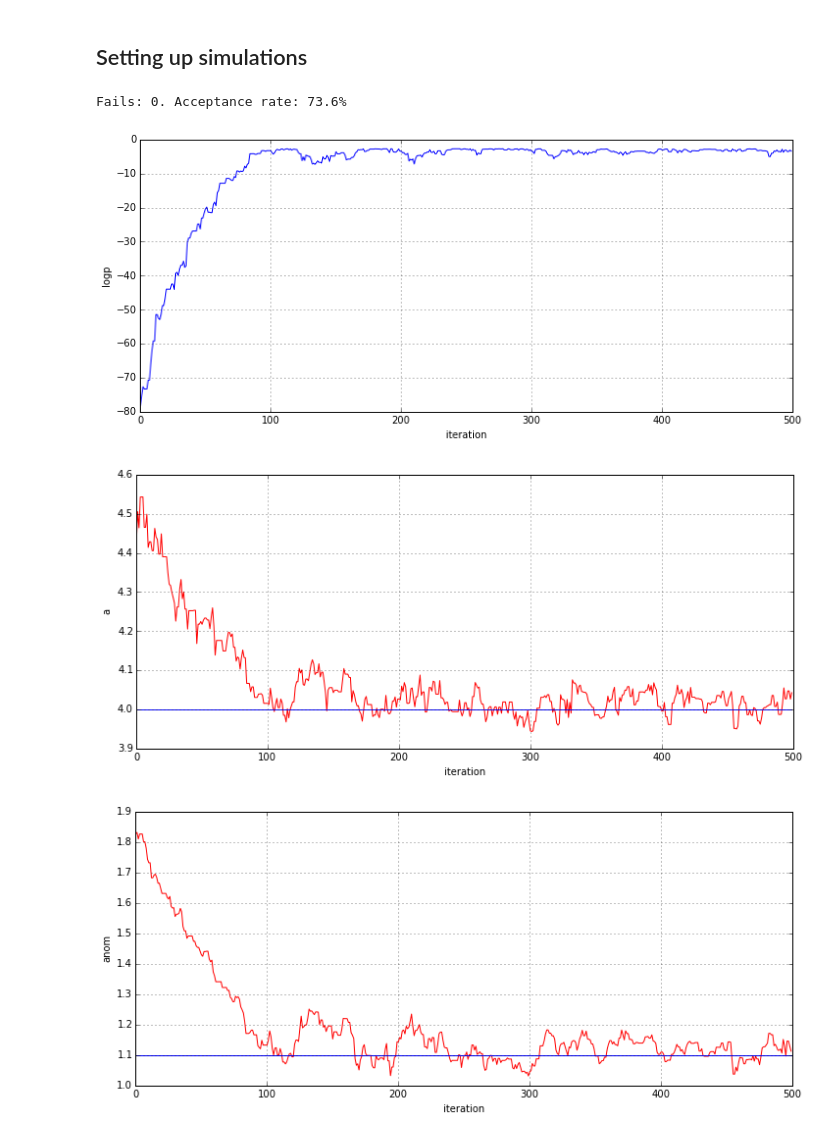
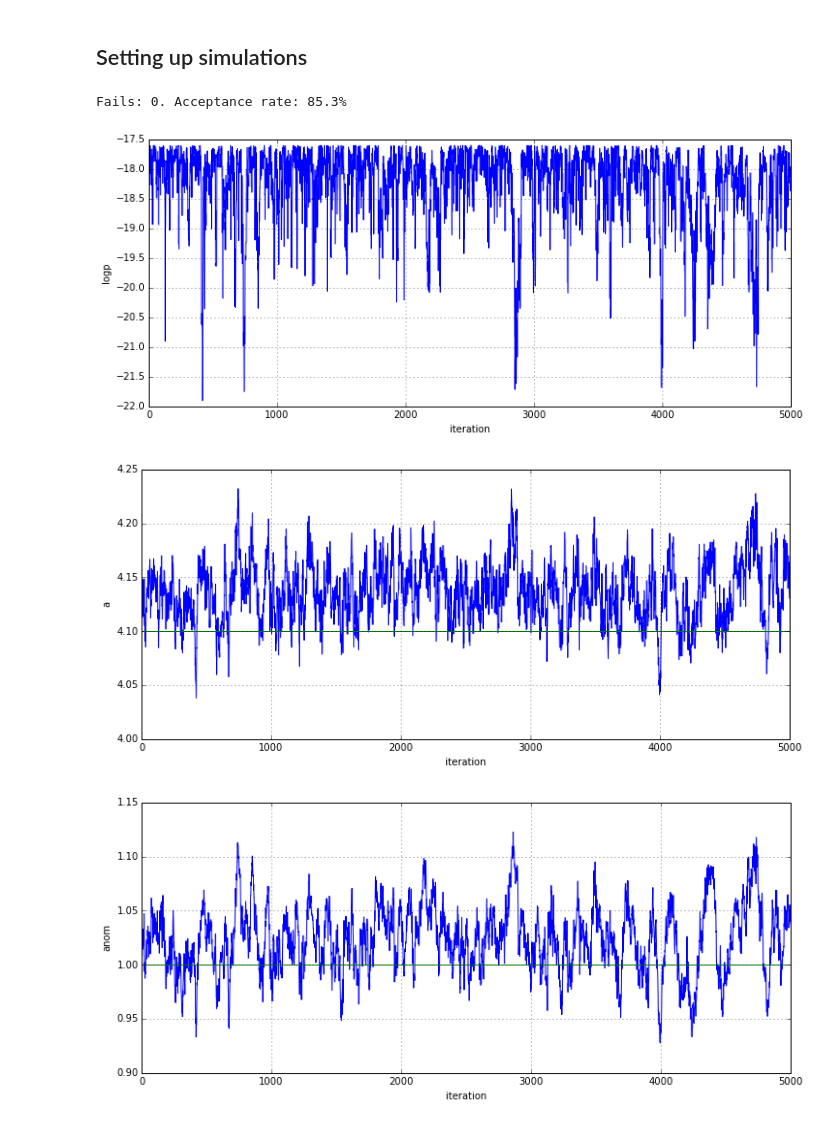
Before and after one commit to toni88x/rebound, a Jupyter notebook: python_examples/LangevinMCMC-2nd-logp-proposal.ipynb, the cells around one changed output. Cells and saved outputs as stored; diff of their text form; code cells hidden in the pictures.

```diff
--- a/python_examples/LangevinMCMC-2nd-logp-proposal.ipynb
+++ b/python_examples/LangevinMCMC-2nd-logp-proposal.ipynb
@@ -97,7 +102,7 @@ def simulation(cart):
     N_param = len(cart)
     r.N_megnopp = N_param
     r.add(m=1.)
-    op = particleSetup(cart)
+    op = particleSetupDict(cart)
     r.add(op)
     r.move_to_com()
     N = r.N
@@ -109,10 +114,10 @@ def simulation(cart):
     for l in range(N_param):
         cart2 = cart.copy()
         cart2[l] += delta/2.
-        mp = particleSetup(cart2)
+        mp = particleSetupDict(cart2)
         cart2 = cart.copy()
         cart2[l] -= delta/2.
-        mm = particleSetup(cart2)
+        mm = particleSetupDict(cart2)
 
         vari = varid1(l)+1
         ps[vari].x  = (mp.x  - mm.x  )
@@ -129,19 +134,19 @@ def simulation(cart):
             cart2 = cart.copy()
             cart2[l] += delta/fac
             cart2[k] += delta/fac
-            mpp = particleSetup(cart2)
+            mpp = particleSetupDict(cart2)
             cart2 = cart.copy()
             cart2[l] += delta/fac
             cart2[k] -= delta/fac
-            mpm = particleSetup(cart2)
+            mpm = particleSetupDict(cart2)
             cart2 = cart.copy()
             cart2[l] -= delta/fac
             cart2[k] += delta/fac
-            mmp = particleSetup(cart2)
+            mmp = particleSetupDict(cart2)
             cart2 = cart.copy()
             cart2[l] -= delta/fac
             cart2[k] -= delta/fac
-            mmm = particleSetup(cart2)
+            mmm = particleSetupDict(cart2)
 
             vari2 = varid2(l,k)+1
             ps[vari2].x  = mpp.x  - mpm.x  - mmp.x  + mmm.x
@@ -237,42 +242,46 @@ def mcmc(theta,N_steps):
             z = np.random.uniform()
             #print i, np.exp(logpstar-logp+q_t_ts-q_ts_t), np.exp(logpstar-logp), z, min(1.,np.exp(logpstar-logp+q_t_ts-q_ts_t)) > z
             if min(1.,np.exp(logpstar-logp+q_t_ts-q_ts_t)) > z:
                 accepted += 1
                 theta    = thetastar.copy()
                 logp     = logpstar
                 gradient = gradientstar.copy()
                 hessian  = hessianstar.copy()
                 G        = Gstar.copy()
                 Ginv     = Ginvstar.copy()
                 Ginvsqrt = Ginvsqrtstar.copy()
                 mu       = mustar.copy()
         chain[i] = theta
         errs[i] = logp
 
     print "Fails: %d. Acceptance rate: %.1f%%" % (failcount, float(accepted)/float(N_steps)*100.)
     return errs, chain
 
 
-N_steps                  = 500
-epsilon                  = 0.75
-alpha                    = 10.1         # Softabs alpha
+N_steps                  = 5000
+epsilon                  = 0.5         # step size
+alpha                    = .001         # softabs alpha
 theta_names              = ["a", "anom"]
-generateObs([4., 1.1],data_N=10)
-errs, chain              = mcmc([5.,2.],N_steps)
+theta_actual             = [4.1, 1.0]
+theta_initial            = [4.1, 1.0]
+
+# Generate fake observations and run MCMC
+generateObs(theta_actual,data_N=30)
+errs, chain              = mcmc(theta_initial,N_steps)
 
 fig1 = plt.figure(figsize=(12,5))
 plt.xlabel("iteration"); plt.ylabel("logp");
 plt.plot(range(N_steps), errs, color="b");
 plt.grid()
 for i in range(N_param):
     fig1 = plt.figure(figsize=(12,5))
     plt.xlabel("iteration"); plt.ylabel(theta_names[i]);
-    plt.plot(range(N_steps), chain[:,i], color="r");
-    plt.plot([0,N_steps-1], [data_theta[i],data_theta[i]], color="b");
+    plt.plot(range(N_steps), chain[:,i], color="b");
+    plt.plot([0,N_steps-1], [data_theta[i],data_theta[i]], color="g");
     plt.grid()
 # %% [output]
-Fails: 0. Acceptance rate: 73.6%
+Fails: 0. Acceptance rate: 85.3%
-[figure, old version]
+[figure, new version]
-[figure, old version]
+[figure, new version]
-[figure, old version]
+[figure, new version]
 # %%
```
Also changed, not shown: parts of 10 cells of this notebook.
